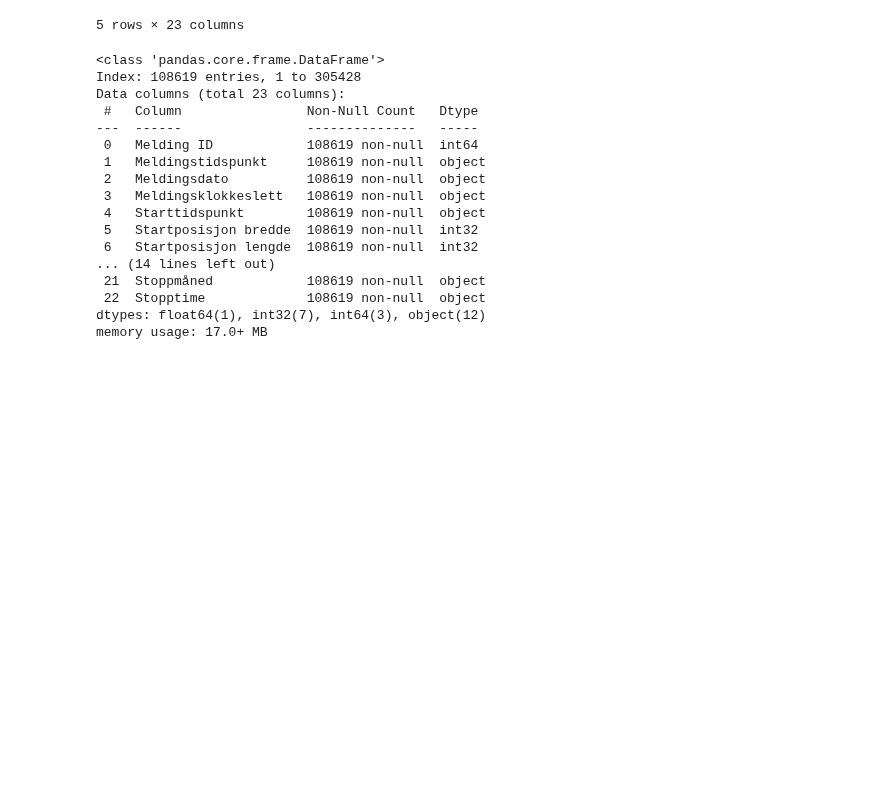
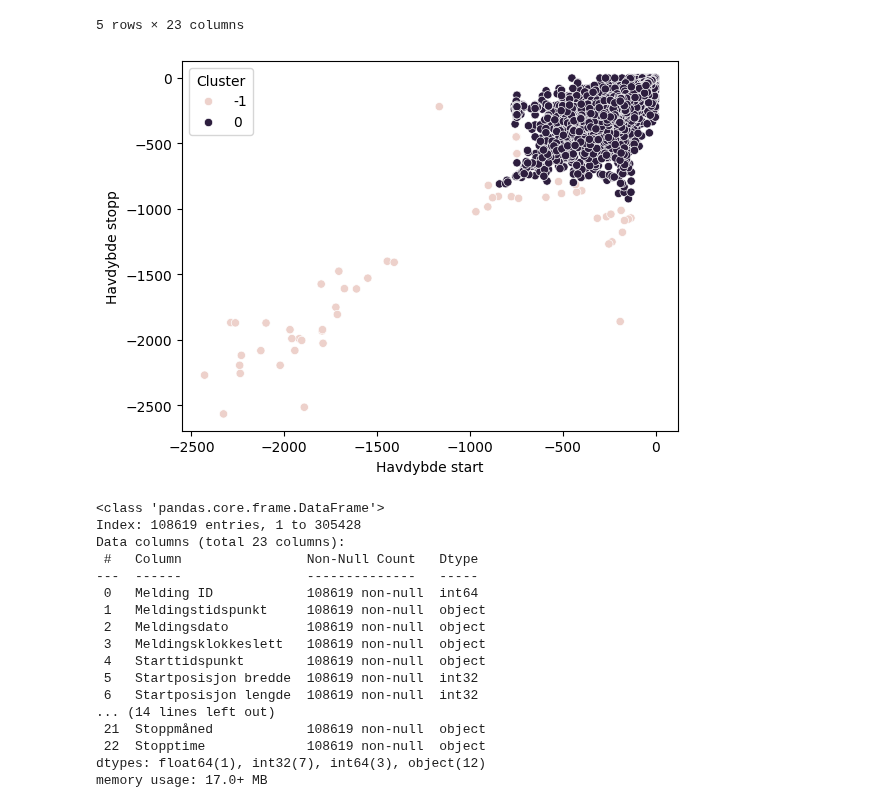
Before and after one commit to Pzorster/INFO284pzor, a Jupyter notebook: Til_inlevering.ipynb, the cells around one changed output. Drawn from its saved outputs; the diff is of its cells as text; code cells hidden in the pictures; blank space fills up the shorter version.

```diff
--- a/Til_inlevering.ipynb
+++ b/Til_inlevering.ipynb
@@ -127,6 +127,24 @@ df.head()
 # %%
 # Focusing down on the species we want to investigate
 df = df[df['Art FAO'].isin(['Torsk', 'Sei', 'Hyse'])]
+# %%
+# #dbscan for clustering
+from sklearn.cluster import DBSCAN
+from sklearn.preprocessing import StandardScaler
+
+# clustering based on coordinates
+coords = df[['Havdybde start', 'Havdybde stopp']]
+scaler = StandardScaler()
+coords_scaled = scaler.fit_transform(coords)
+dbscan = DBSCAN(eps=0.5, min_samples=5)
+dbscan.fit(coords_scaled)
+df['Cluster'] = dbscan.labels_
+
+#plotting clusters
+sns.scatterplot(data=df, x='Havdybde start', y='Havdybde stopp', hue='Cluster')
+plt.show()
+# %% [output]
+[figure, added]
 # %%
 # Removing parts of columns
 
```
Also changed, not shown: parts of 1 cell of this notebook.
